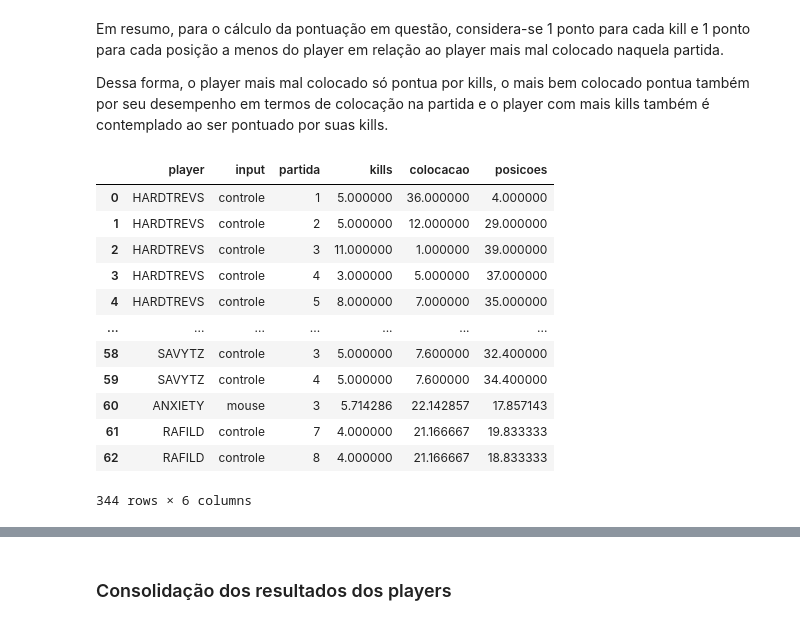
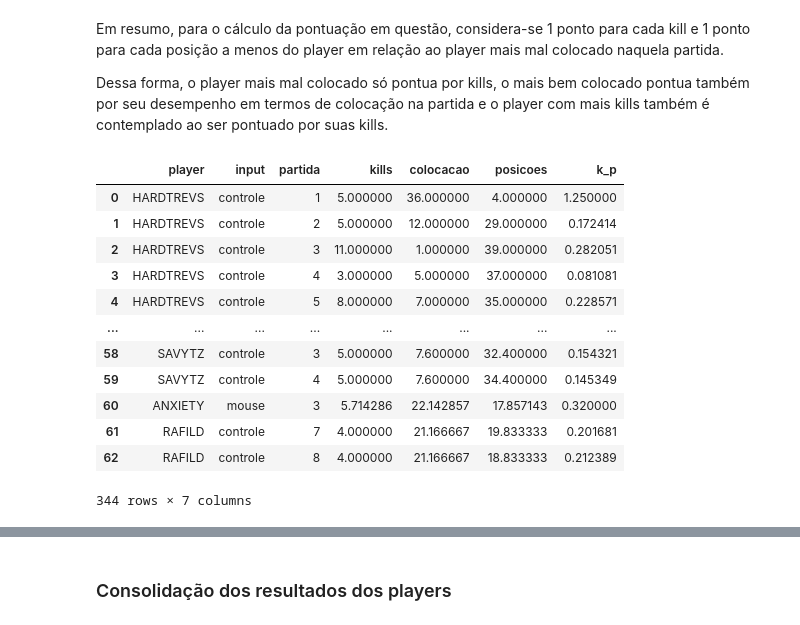
Before and after one commit to GodoyLucas/king_of_rebirth, a Jupyter notebook: Notebooks/King_of_Rebirth_Final.ipynb, the cells around one changed output, grey strips where cells are left out. Cells and saved outputs as stored; diff of their text form; code cells hidden in the pictures.

```diff
--- a/Notebooks/King_of_Rebirth_Final.ipynb
+++ b/Notebooks/King_of_Rebirth_Final.ipynb
@@ -402,32 +402,39 @@ Dessa forma, o player mais mal colocado só pontua por kills, o mais bem colocad
 # %%
 valores_colocacao_max_partida = []
 valores_posicoes = []
+valores_k_p = []
 
 for i in final_analise.itertuples():
 
   df_query = final_analise.query('partida == @i.partida')
 
   colocacao_max_partida = df_query.colocacao.max()
   colocacao = i.colocacao
+  kills = i.kills
+
   posicoes = colocacao_max_partida - colocacao
+
+  k_p = 0 if posicoes == 0 else kills / posicoes
 
   valores_colocacao_max_partida.append(colocacao_max_partida)
   valores_posicoes.append(posicoes)
+  valores_k_p.append(k_p)
 
 #final_analise['colocacao_max_partida'] = valores_colocacao_max_partida
 final_analise['posicoes'] = valores_posicoes
+final_analise['k_p'] = valores_k_p
 final_analise
 # %% [output]
-|  | player | input | partida | kills | colocacao | posicoes |
-| 0 | HARDTREVS | controle | 1 | 5.000000 | 36.000000 | 4.000000 |
-| 1 | HARDTREVS | controle | 2 | 5.000000 | 12.000000 | 29.000000 |
-| 2 | HARDTREVS | controle | 3 | 11.000000 | 1.000000 | 39.000000 |
-| 3 | HARDTREVS | controle | 4 | 3.000000 | 5.000000 | 37.000000 |
-| 4 | HARDTREVS | controle | 5 | 8.000000 | 7.000000 | 35.000000 |
-| ... | ... | ... | ... | ... | ... | ... |
-| 58 | SAVYTZ | controle | 3 | 5.000000 | 7.600000 | 32.400000 |
-| 59 | SAVYTZ | controle | 4 | 5.000000 | 7.600000 | 34.400000 |
-| 60 | ANXIETY | mouse | 3 | 5.714286 | 22.142857 | 17.857143 |
-| 61 | RAFILD | controle | 7 | 4.000000 | 21.166667 | 19.833333 |
-| 62 | RAFILD | controle | 8 | 4.000000 | 21.166667 | 18.833333 |
+|  | player | input | partida | kills | colocacao | posicoes | k_p |
+| 0 | HARDTREVS | controle | 1 | 5.000000 | 36.000000 | 4.000000 | 1.250000 |
+| 1 | HARDTREVS | controle | 2 | 5.000000 | 12.000000 | 29.000000 | 0.172414 |
+| 2 | HARDTREVS | controle | 3 | 11.000000 | 1.000000 | 39.000000 | 0.282051 |
+| 3 | HARDTREVS | controle | 4 | 3.000000 | 5.000000 | 37.000000 | 0.081081 |
+| 4 | HARDTREVS | controle | 5 | 8.000000 | 7.000000 | 35.000000 | 0.228571 |
+| ... | ... | ... | ... | ... | ... | ... | ... |
+| 58 | SAVYTZ | controle | 3 | 5.000000 | 7.600000 | 32.400000 | 0.154321 |
+| 59 | SAVYTZ | controle | 4 | 5.000000 | 7.600000 | 34.400000 | 0.145349 |
+| 60 | ANXIETY | mouse | 3 | 5.714286 | 22.142857 | 17.857143 | 0.320000 |
+| 61 | RAFILD | controle | 7 | 4.000000 | 21.166667 | 19.833333 | 0.201681 |
+| 62 | RAFILD | controle | 8 | 4.000000 | 21.166667 | 18.833333 | 0.212389 |
-344 rows × 6 columns
+344 rows × 7 columns
```
Also changed, not shown: parts of 18 cells of this notebook.
